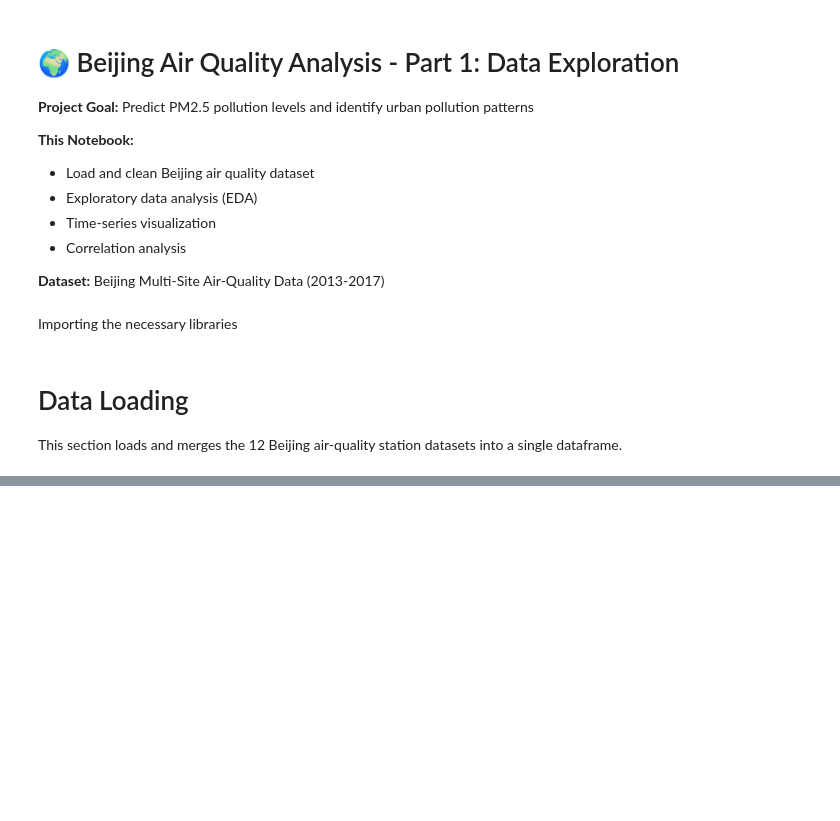
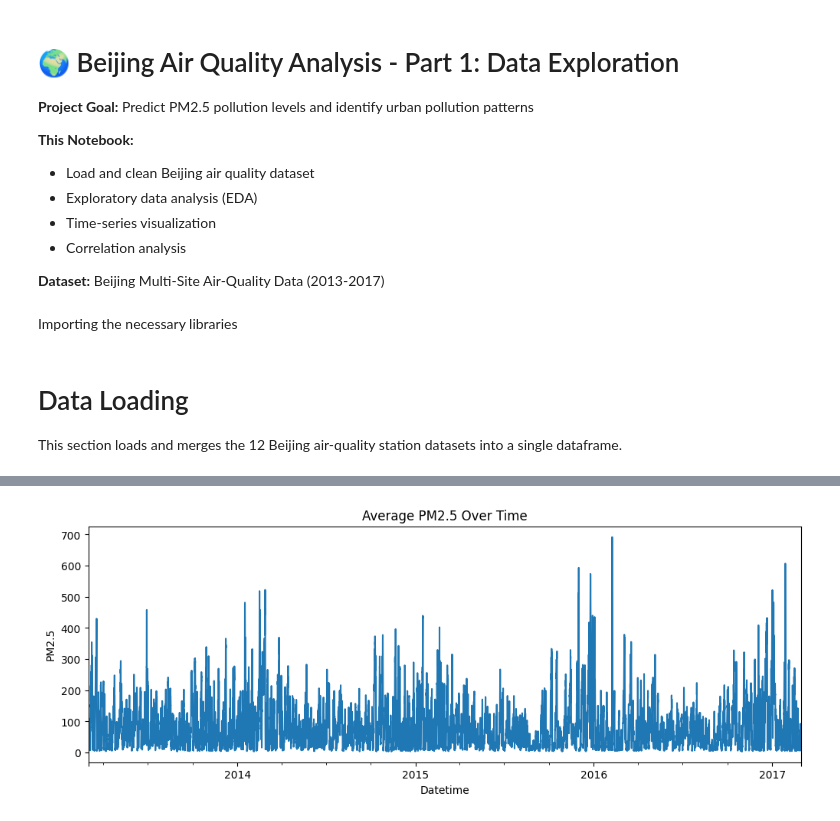
Before and after one commit to Enrik-Shabani/ML-Project-GroupA, a Jupyter notebook: notebooks/01_data_exploration.ipynb, the cells around one changed output, grey strips where cells are left out. Cells and saved outputs as stored; diff of their text form; code cells hidden in the pictures; blank space fills up the shorter version.

```diff
--- a/notebooks/01_data_exploration.ipynb
+++ b/notebooks/01_data_exploration.ipynb
@@ -50,0 +134,11 @@ df12 = pd.read_csv(base + "PRSA_Data_Wanshouxigong_20130301-20170228.csv")
+# %%
+daily_pm25 = df.groupby("datetime")["PM2.5"].mean()
+
+plt.figure(figsize=(12,4))
+daily_pm25.plot()
+plt.title("Average PM2.5 Over Time")
+plt.xlabel("Datetime")
+plt.ylabel("PM2.5")
+plt.show()
+# %% [output]
+[figure, added]
```
Also changed, not shown: parts of 50 cells of this notebook.
